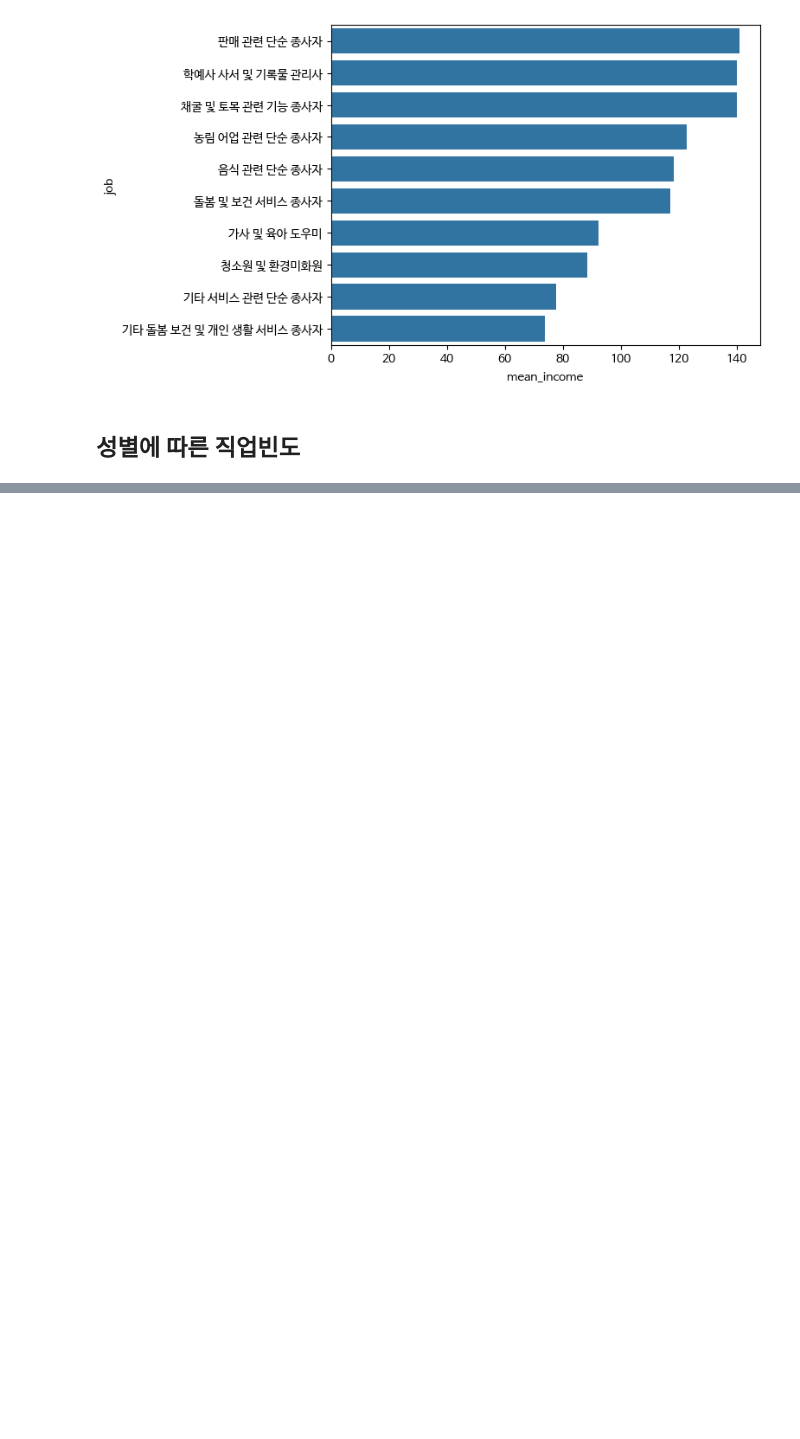
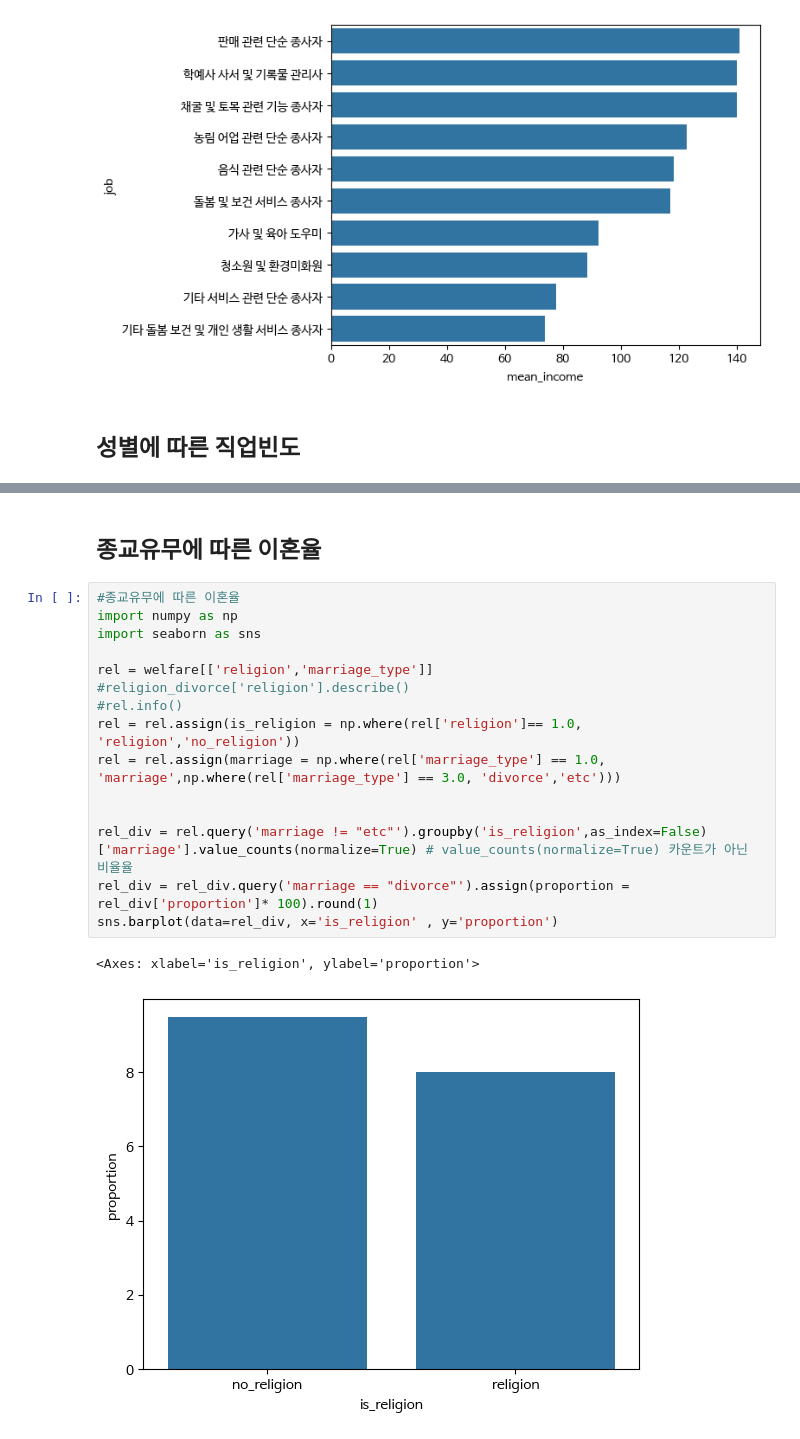
Before and after one commit to brave0duck/easy_python, a Jupyter notebook: z-09.project.ipynb, the cells around one changed output, grey strips where cells are left out. Saved outputs shown, nothing was run; the diff lists cells and outputs as text; blank space fills up the shorter version.

```diff
--- a/z-09.project.ipynb
+++ b/z-09.project.ipynb
@@ -177 +176,21 @@ sns.barplot(data=job_male, x='n', y='job',hue='job')
 [figure]
+# %% [markdown]
+## 종교유무에 따른 이혼율
+# %%
+#종교유무에 따른 이혼율
+import numpy as np
+import seaborn as sns
+
+rel = welfare[['religion','marriage_type']]
+#religion_divorce['religion'].describe()
+#rel.info()
+rel = rel.assign(is_religion = np.where(rel['religion']== 1.0, 'religion','no_religion'))
+rel = rel.assign(marriage = np.where(rel['marriage_type'] == 1.0, 'marriage',np.where(rel['marriage_type'] == 3.0, 'divorce','etc')))
+
+
+rel_div = rel.query('marriage != "etc"').groupby('is_religion',as_index=False)['marriage'].value_counts(normalize=True) # value_counts(normalize=True) 카운트가 아닌 비율율
+rel_div = rel_div.query('marriage == "divorce"').assign(proportion = rel_div['proportion']* 100).round(1)
+sns.barplot(data=rel_div, x='is_religion' , y='proportion')
+# %% [output]
+<Axes: xlabel='is_religion', ylabel='proportion'>
+[figure, added]
```
Also changed, not shown: parts of 3 cells of this notebook, 1 other file.
